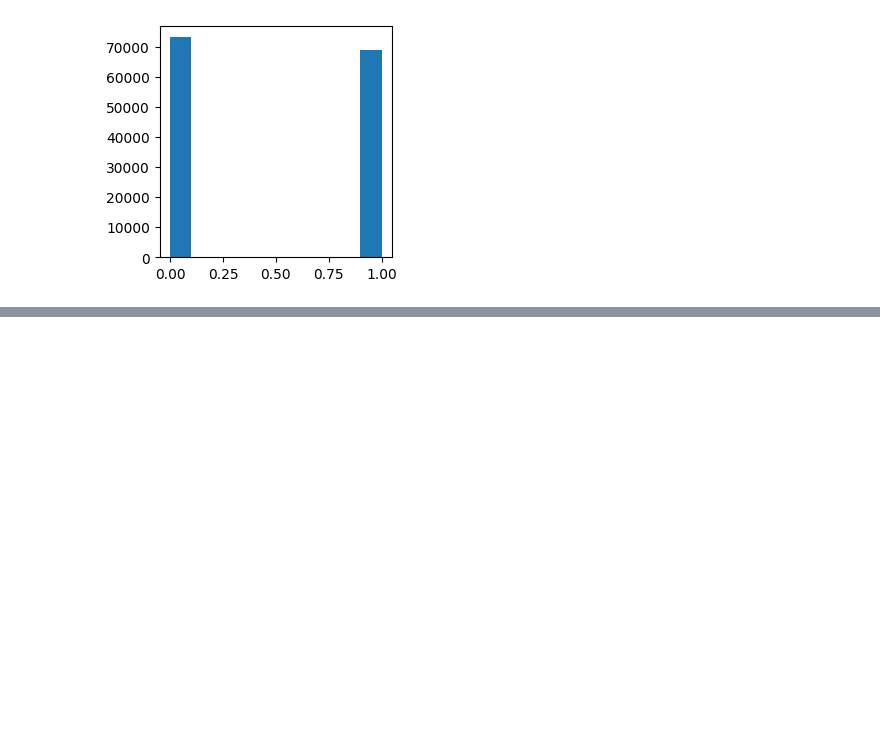
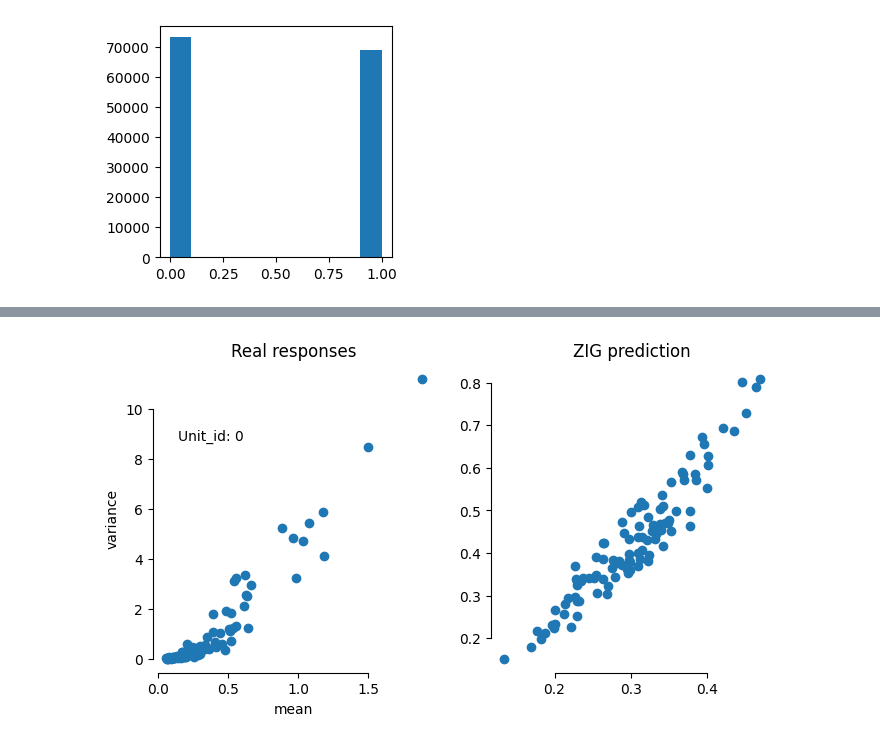
Before and after one commit to sinzlab/nnsysident, a Jupyter notebook: notebooks/mei_newstart.ipynb, the cells around one changed output, grey strips where cells are left out. Saved outputs shown, nothing was run; the diff lists cells and outputs as text; code cells hidden in the pictures; blank space fills up the shorter version.

```diff
--- a/notebooks/mei_newstart.ipynb
+++ b/notebooks/mei_newstart.ipynb
@@ -564,0 +647,15 @@ plt.hist(signs.astype(int));
+# %%
+neuron_id = 0
+
+fig, axes = plt.subplots(1, 2, figsize=(8, 4), dpi=100)
+
+axes[0].scatter(real_means[:, neuron_id], real_variances[:, neuron_id])
+axes[1].scatter(pred_means[:, neuron_id], pred_variances[:, neuron_id])
+
+axes[0].text(.05, .6, f"Unit_id: {neuron_id}", transform=axes[0].transAxes)
+axes[0].set(xlabel="mean", ylabel="variance", title="Real responses")
+axes[1].set(title="ZIG prediction")
+
+sns.despine(trim=True)
+# %% [output]
+[figure, added]
```
Also changed, not shown: parts of 26 cells of this notebook.
